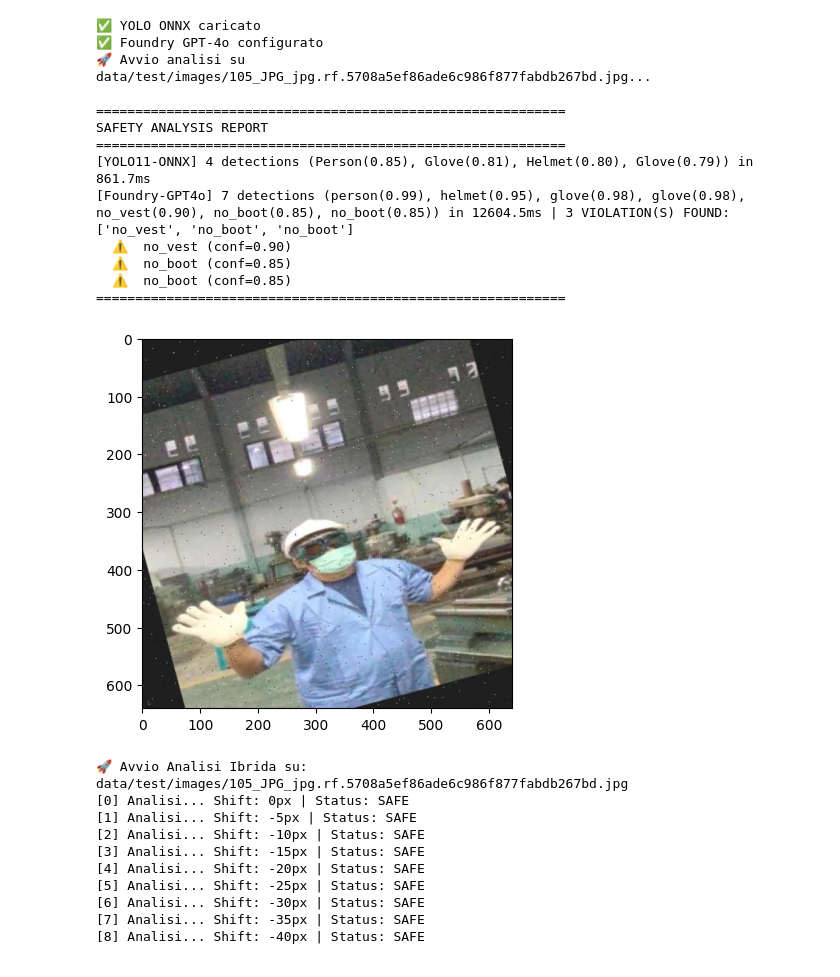
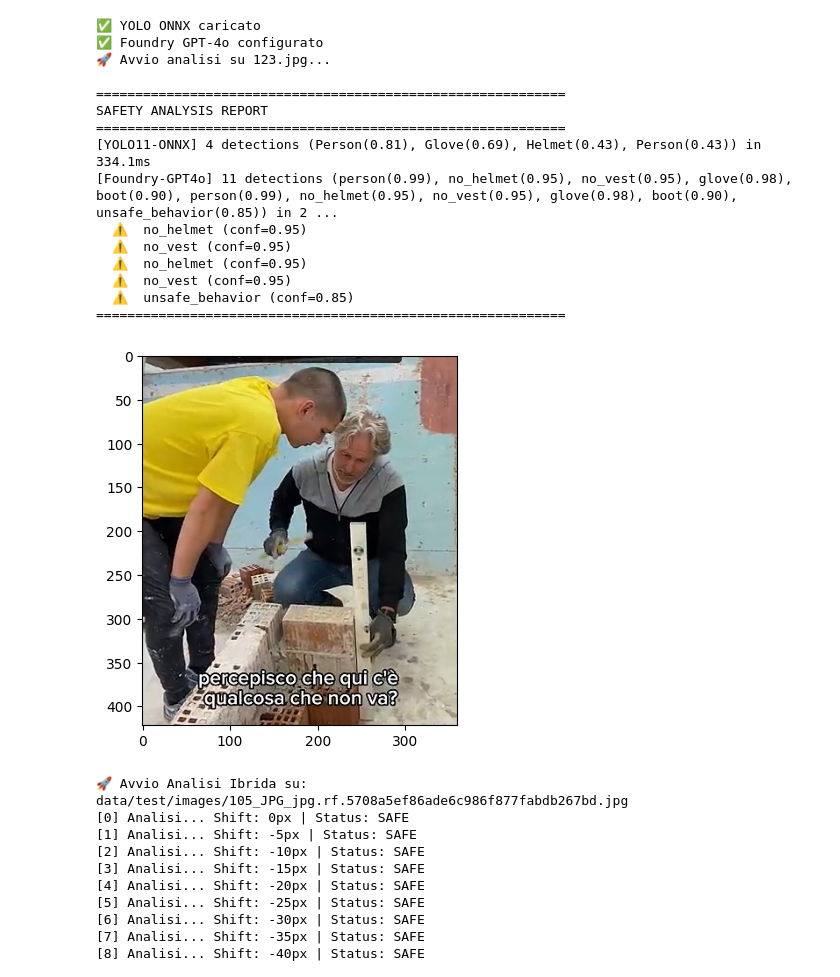
Before and after one commit to AndreaDAmicis22/Visual-Security-Checking, a Jupyter notebook: test.ipynb, the cells around one changed output. Saved outputs shown, nothing was run; the diff lists cells and outputs as text; code cells hidden in the pictures.

```diff
--- a/test.ipynb
+++ b/test.ipynb
@@ -11,47 +11,50 @@ YOLO_WEIGHTS = "weights/dataset_1/yolo_nano_640/best.onnx"
 
 analyzers = []
 
-# 1. YOLO locale (richiede training completato)
+# YOLO
 if Path(YOLO_WEIGHTS).exists():
     analyzers.append(YOLOAnalyzer(model_path=YOLO_WEIGHTS))
     print("✅ YOLO ONNX caricato")
 else:
     print(f"⚠️  YOLO ONNX non trovato in {YOLO_WEIGHTS}, skip.")
 
-# 2. Foundry GPT-4o (richiede AZURE_OPENAI_KEY in .env)
+# Foundry GPT-4o
 if os.getenv("AZURE_OPENAI_KEY"):
     analyzers.append(FoundryGPT4oAnalyzer(api_key=os.getenv("AZURE_OPENAI_KEY"), endpoint=os.getenv("AZURE_OPENAI_URL")))
     print("✅ Foundry GPT-4o configurato")
 else:
     print("⚠️  AZURE_OPENAI_KEY non impostato, skip.")
 
 # Esegui l'analisi
-TEST_IMAGE = "data/test/images/105_JPG_jpg.rf.5708a5ef86ade6c986f877fabdb267bd.jpg"
+# TEST_IMAGE = "data/test/images/105_JPG_jpg.rf.5708a5ef86ade6c986f877fabdb267bd.jpg"
+TEST_IMAGE = "123.jpg"
 pipeline = SafetyAnalyzerPipeline(analyzers)
 
 if Path(TEST_IMAGE).exists():
     print(f"🚀 Avvio analisi su {TEST_IMAGE}...")
     plt.imshow(plt.imread(TEST_IMAGE))
     results = pipeline.run(TEST_IMAGE)
     pipeline.print_report(results)
 else:
     print(f"⚠️  Immagine non trovata: {TEST_IMAGE}")
     print("   Modifica TEST_IMAGE con il path corretto.")
 # %% [output]
 ✅ YOLO ONNX caricato
 ✅ Foundry GPT-4o configurato
-🚀 Avvio analisi su data/test/images/105_JPG_jpg.rf.5708a5ef86ade6c986f877fabdb267bd.jpg...
+🚀 Avvio analisi su 123.jpg...
 
 ============================================================
 SAFETY ANALYSIS REPORT
 ============================================================
-[YOLO11-ONNX] 4 detections (Person(0.85), Glove(0.81), Helmet(0.80), Glove(0.79)) in 861.7ms
-[Foundry-GPT4o] 7 detections (person(0.99), helmet(0.95), glove(0.98), glove(0.98), no_vest(0.90), no_boot(0.85), no_boot(0.85)) in 12604.5ms | 3 VIOLATION(S) FOUND: ['no_vest', 'no_boot', 'no_boot']
-  ⚠️  no_vest (conf=0.90)
-  ⚠️  no_boot (conf=0.85)
-  ⚠️  no_boot (conf=0.85)
+[YOLO11-ONNX] 4 detections (Person(0.81), Glove(0.69), Helmet(0.43), Person(0.43)) in 334.1ms
+[Foundry-GPT4o] 11 detections (person(0.99), no_helmet(0.95), no_vest(0.95), glove(0.98), boot(0.90), person(0.99), no_helmet(0.95), no_vest(0.95), glove(0.98), boot(0.90), unsafe_behavior(0.85)) in 2 ...
+  ⚠️  no_helmet (conf=0.95)
+  ⚠️  no_vest (conf=0.95)
+  ⚠️  no_helmet (conf=0.95)
+  ⚠️  no_vest (conf=0.95)
+  ⚠️  unsafe_behavior (conf=0.85)
 ============================================================
-[figure, old version]
+[figure, new version]
 # %%
 import os
 from pathlib import Path
```
Also changed, not shown: parts of 1 cell of this notebook, 5 other files.
